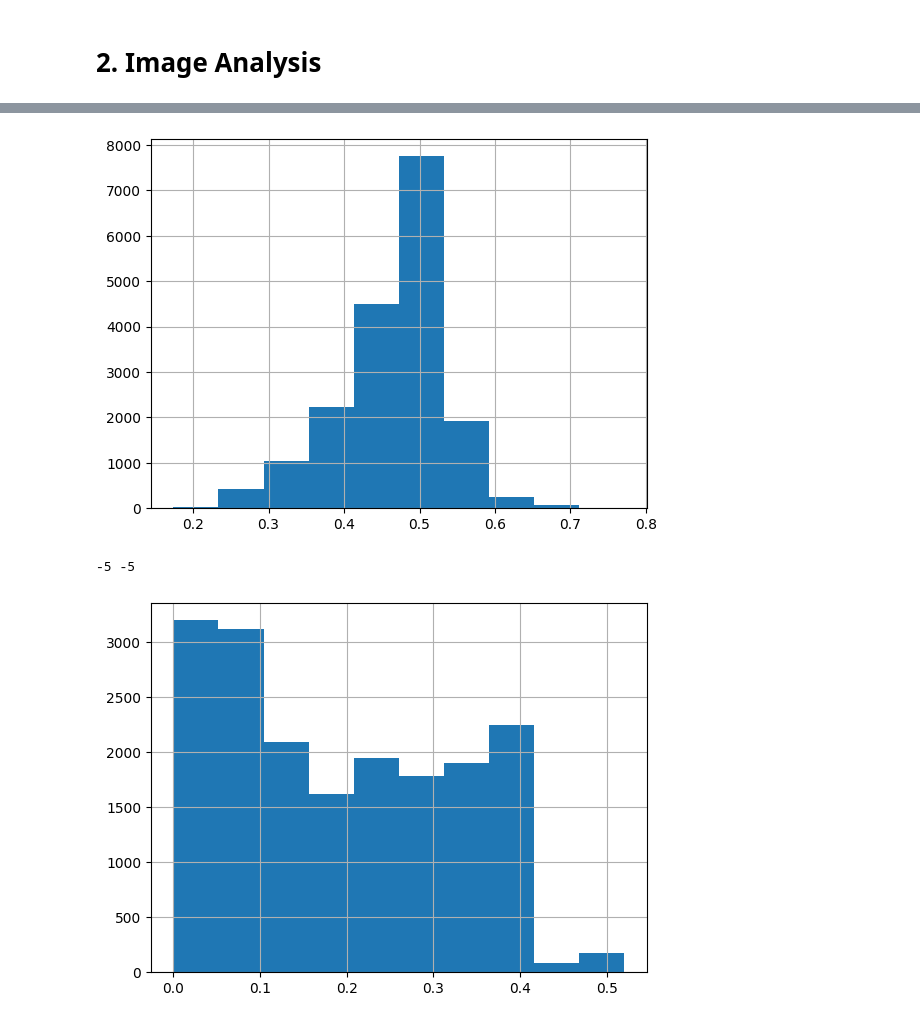
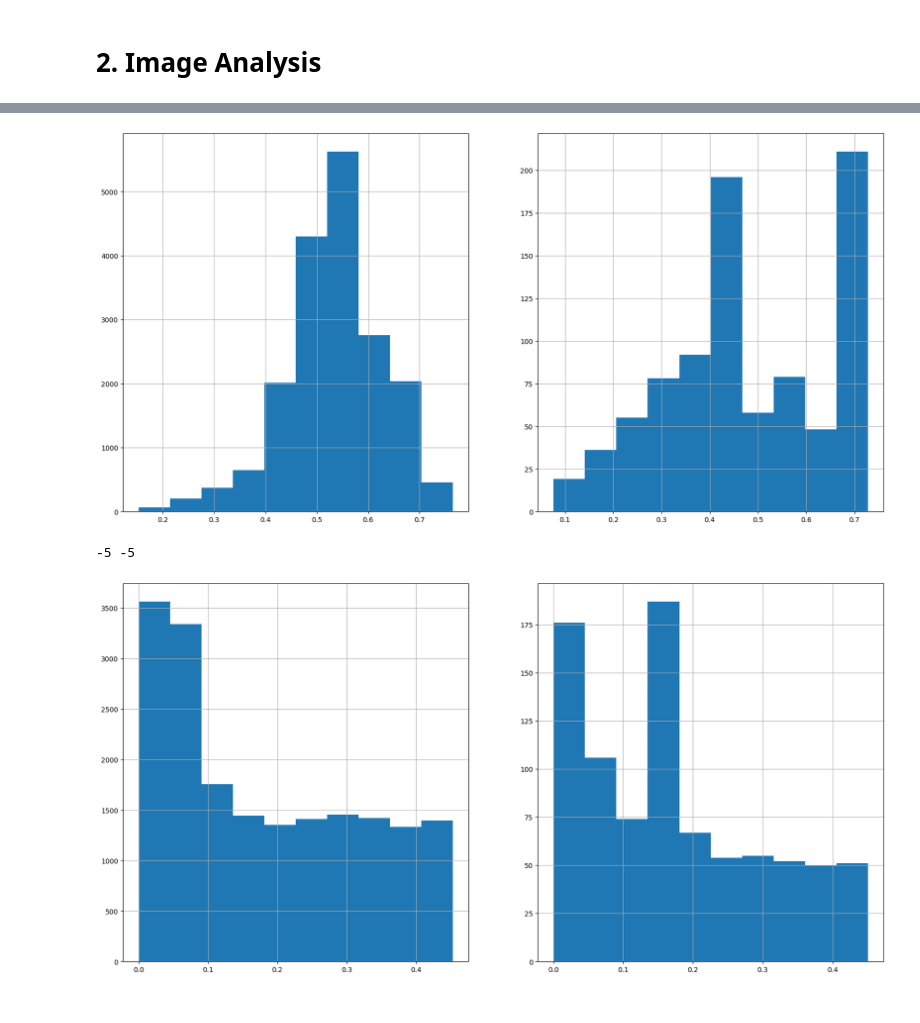
Before and after one commit to Tr3itz/CLEncoderRobotNav, a Jupyter notebook: dataset_analysis.ipynb, the cells around one changed output, grey strips where cells are left out. Cells and saved outputs as stored; diff of their text form; code cells hidden in the pictures.

```diff
--- a/dataset_analysis.ipynb
+++ b/dataset_analysis.ipynb
@@ -140,6 +140,6 @@ Name: 90, dtype: object
 # %%
-# Look for positive and negative examples in either other rooms or settings
-other_set_df = ep_dfs[(ep_dfs['room'] != anchor_rec['room']) | (ep_dfs['setting'] != anchor_rec['setting'])].copy()
-other_set_df
+# Look for positive examples in either other rooms or settings
+pos_df = ep_dfs[(ep_dfs['room'] != anchor_rec['room']) | (ep_dfs['setting'] != anchor_rec['setting'])].copy()
+pos_df
 # %% [output]
 |  | setting | room | episode | step | target_point_x | target_point_y | robot_pos_x | robot_pos_y | ... |
@@ -157,0 +158,4 @@ other_set_df
+# %%
+# Look for negative examples in other episodes of the same setting of the room
+neg_df = ep_dfs[(ep_dfs['room'] == anchor_rec['room']) & (ep_dfs['setting'] == anchor_rec['setting']) & (ep_dfs['episode'] != anchor_rec['episode'])].copy()
+neg_df
@@ -158,9 +176,15 @@ other_set_df
 # %%
 # Normalized Eucledian distances on LiDAR readings
-eucledian_dist = other_set_df['laser_readings'].map(lambda x: np.sqrt(np.sum((anchor_rec.laser_readings['scan'] - x['scan'])**2))/np.sqrt(228))
-eucledian_dist.hist();
+pos_l2_dist = pos_df['laser_readings'].map(lambda x: np.sqrt(np.sum((anchor_rec.laser_readings['scan'] - x['scan'])**2))/np.sqrt(228))
+neg_l2_dist = neg_df['laser_readings'].map(lambda x: np.sqrt(np.sum((anchor_rec.laser_readings['scan'] - x['scan'])**2))/np.sqrt(228))
+
+fig = plt.figure(figsize=[20,10])
+ax = fig.add_subplot(1,2,1)
+pos_l2_dist.hist(ax=ax);
+bx = fig.add_subplot(1,2,2)
+neg_l2_dist.hist(ax=bx);
 # %% [output]
-[figure, old version]
+[figure, new version]
 # %%
 def opposite_corner(x, y):
     opposite_x = -5 if x >= 0 else 5
@@ -174,10 +198,14 @@ print(corner_x, corner_y)
 max_gd = np.sqrt((goal_pos_x - corner_x)**2 + (goal_pos_y - corner_y)**2)
 
 anchor_gd = np.sqrt((anchor_rec['robot_pos_x'] - goal_pos_x)**2 + (anchor_rec['robot_pos_y'] - goal_pos_y)**2)
-gd_diffs = other_set_df.apply(lambda x: abs(anchor_gd - np.sqrt((x['robot_pos_x'] - goal_pos_x)**2 + (x['robot_pos_y'] - goal_pos_y)**2)), axis=1)
+pos_gd_diffs = pos_df.apply(lambda x: abs(anchor_gd - np.sqrt((x['robot_pos_x'] - goal_pos_x)**2 + (x['robot_pos_y'] - goal_pos_y)**2)), axis=1) / max_gd
+neg_gd_diffs = neg_df.apply(lambda x: abs(anchor_gd - np.sqrt((x['robot_pos_x'] - goal_pos_x)**2 + (x['robot_pos_y'] - goal_pos_y)**2)), axis=1) / max_gd
 
-gd_diffs = gd_diffs / max_gd
-gd_diffs.hist();
+fig = plt.figure(figsize=[20,10])
+ax = fig.add_subplot(1,2,1)
+pos_gd_diffs.hist(ax=ax);
+bx = fig.add_subplot(1,2,2)
+neg_gd_diffs.hist(ax=bx);
 # %% [output]
 -5 -5
-[figure, old version]
+[figure, new version]
```
Also changed, not shown: parts of 14 cells of this notebook, 4 other files.
